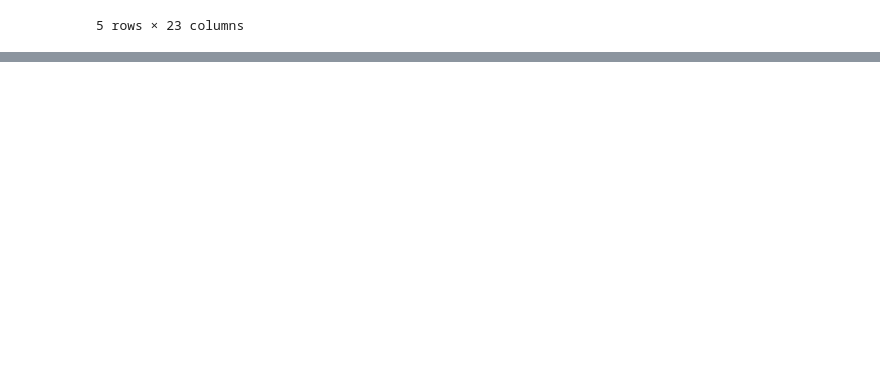
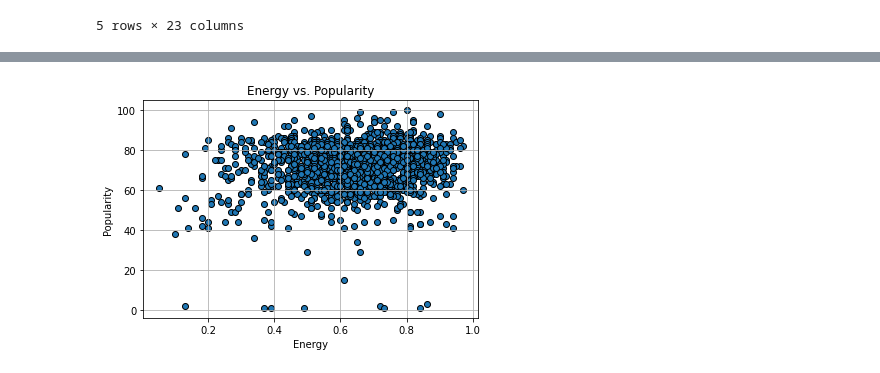
Before and after one commit to memeguerrini/Project-One, a Jupyter notebook: spotify_jon.ipynb, the cells around one changed output, grey strips where cells are left out. Cells and saved outputs as stored; diff of their text form; code cells hidden in the pictures; blank space fills up the shorter version.

```diff
--- a/spotify_jon.ipynb
+++ b/spotify_jon.ipynb
@@ -135,0 +183,21 @@ array([<AxesSubplot:>], dtype=object)
+# %%
+#Popularity vs. Energy
+
+popularity_df['Energy']=popularity_df['Energy'].astype(float).round(2)
+
+# Scatter plot with border around marker
+plt.scatter(popularity_df["Energy"], popularity_df["Popularity"], edgecolors='k')
+
+# Label
+plt.title(f"Energy vs. Popularity")
+plt.ylabel("Popularity")
+plt.xlabel("Energy")
+plt.grid(True)
+
+# Save to image file
+#plt.savefig(f"{output_data_loc}/Energy_vs_Popularity.png")
+
+# Show plot
+plt.show()
+# %% [output]
+[figure, added]
```
Also changed, not shown: parts of 12 cells of this notebook.
